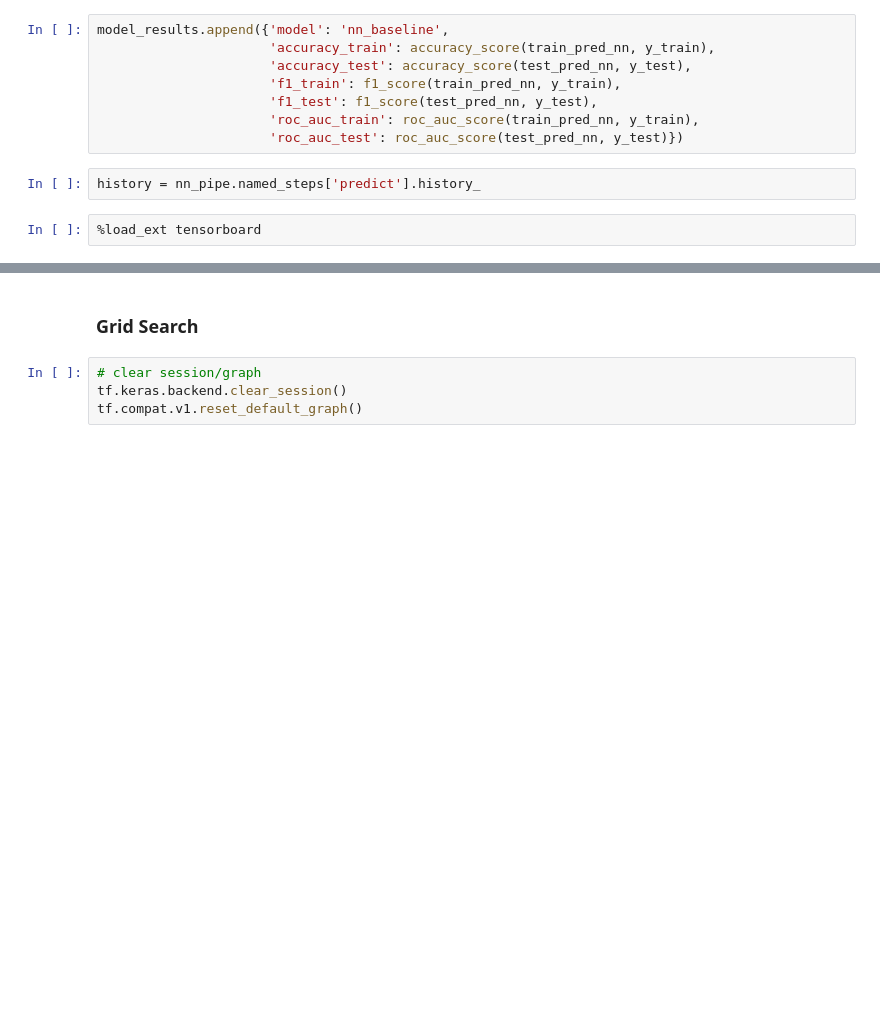
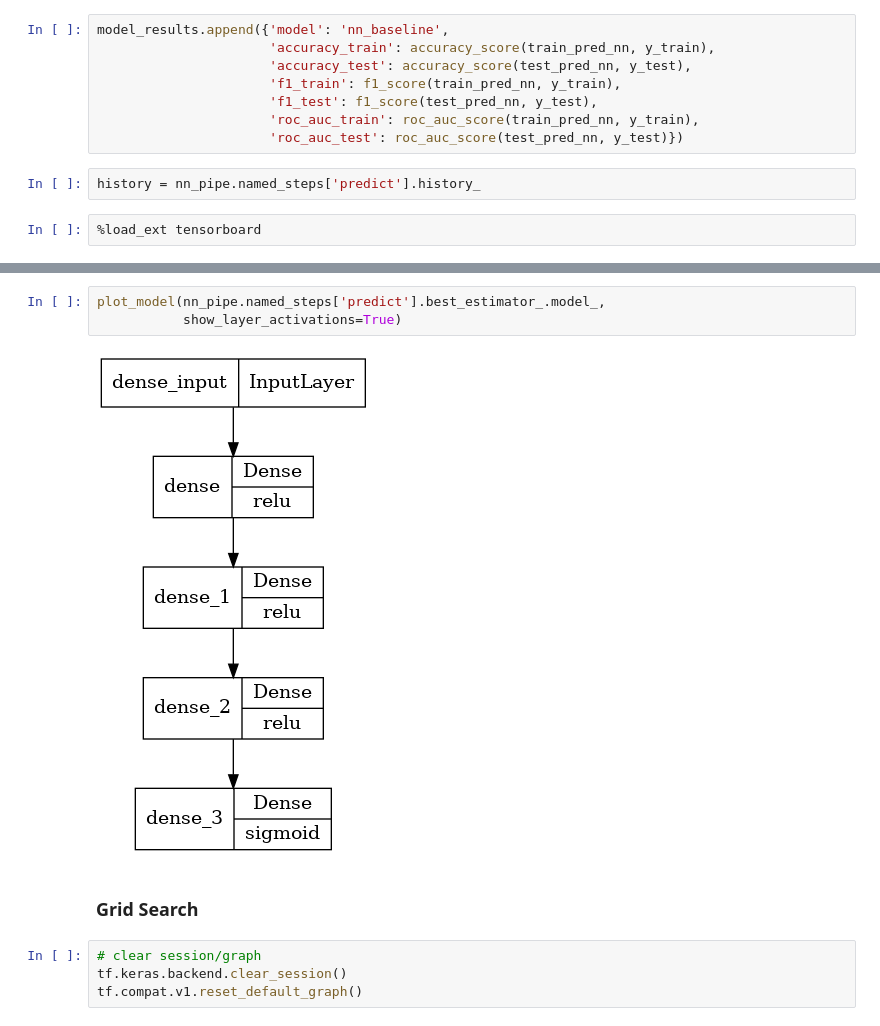
Before and after one commit to psu-daan888-team1/urlanalysis, a Jupyter notebook: jupyter/notebooks/model.ipynb, the cells around one changed output, grey strips where cells are left out. Saved outputs shown, nothing was run; the diff lists cells and outputs as text; blank space fills up the shorter version.

```diff
--- a/jupyter/notebooks/model.ipynb
+++ b/jupyter/notebooks/model.ipynb
@@ -820,3 +843,8 @@ history = nn_pipe.named_steps['predict'].history_
+# %%
+plot_model(nn_pipe.named_steps['predict'].best_estimator_.model_,
+           show_layer_activations=True)
+# %% [output]
+[figure, added]
 # %% [markdown]
 ### Grid Search
 # %%
```
Also changed, not shown: parts of 33 cells of this notebook, 3 other files.
